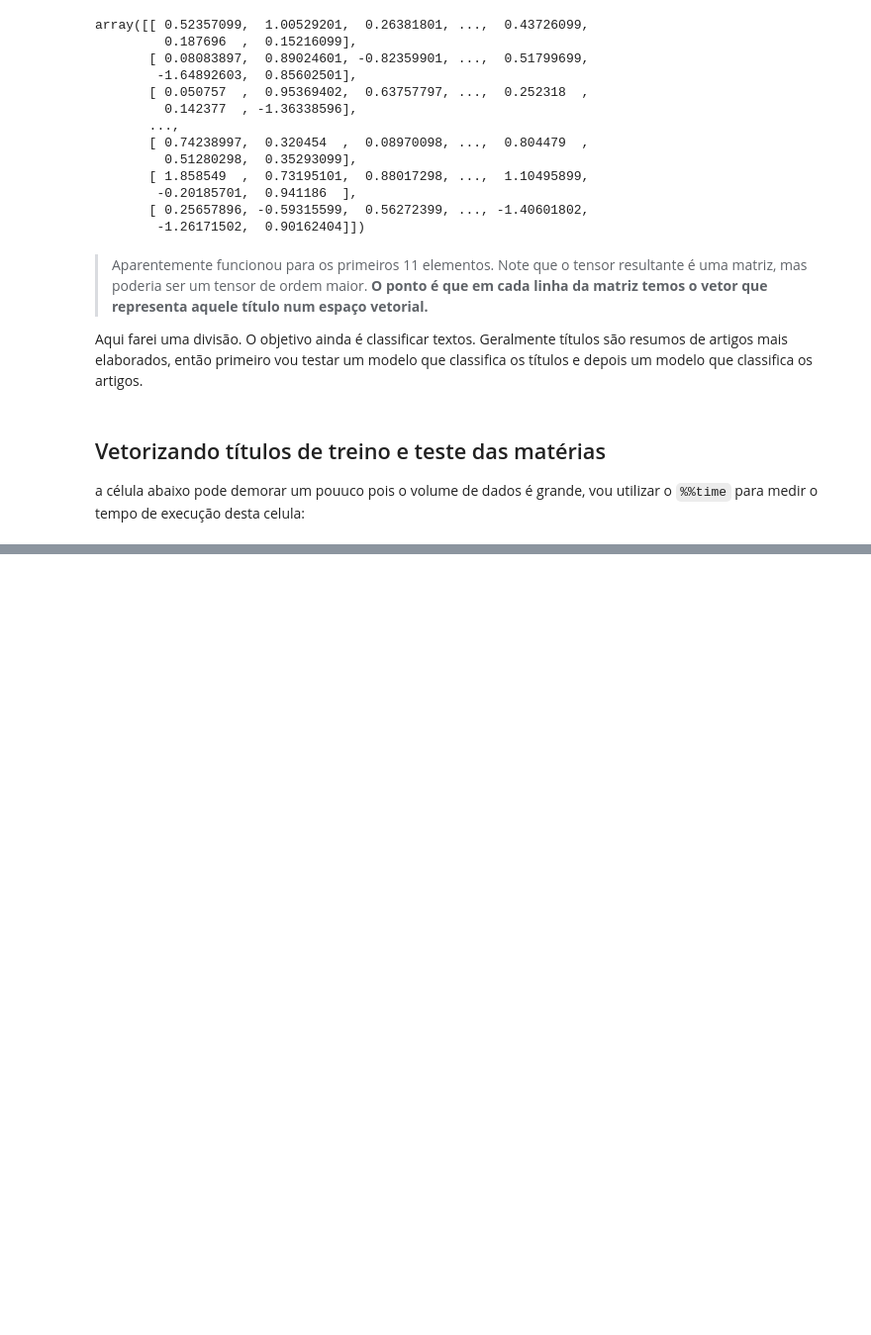
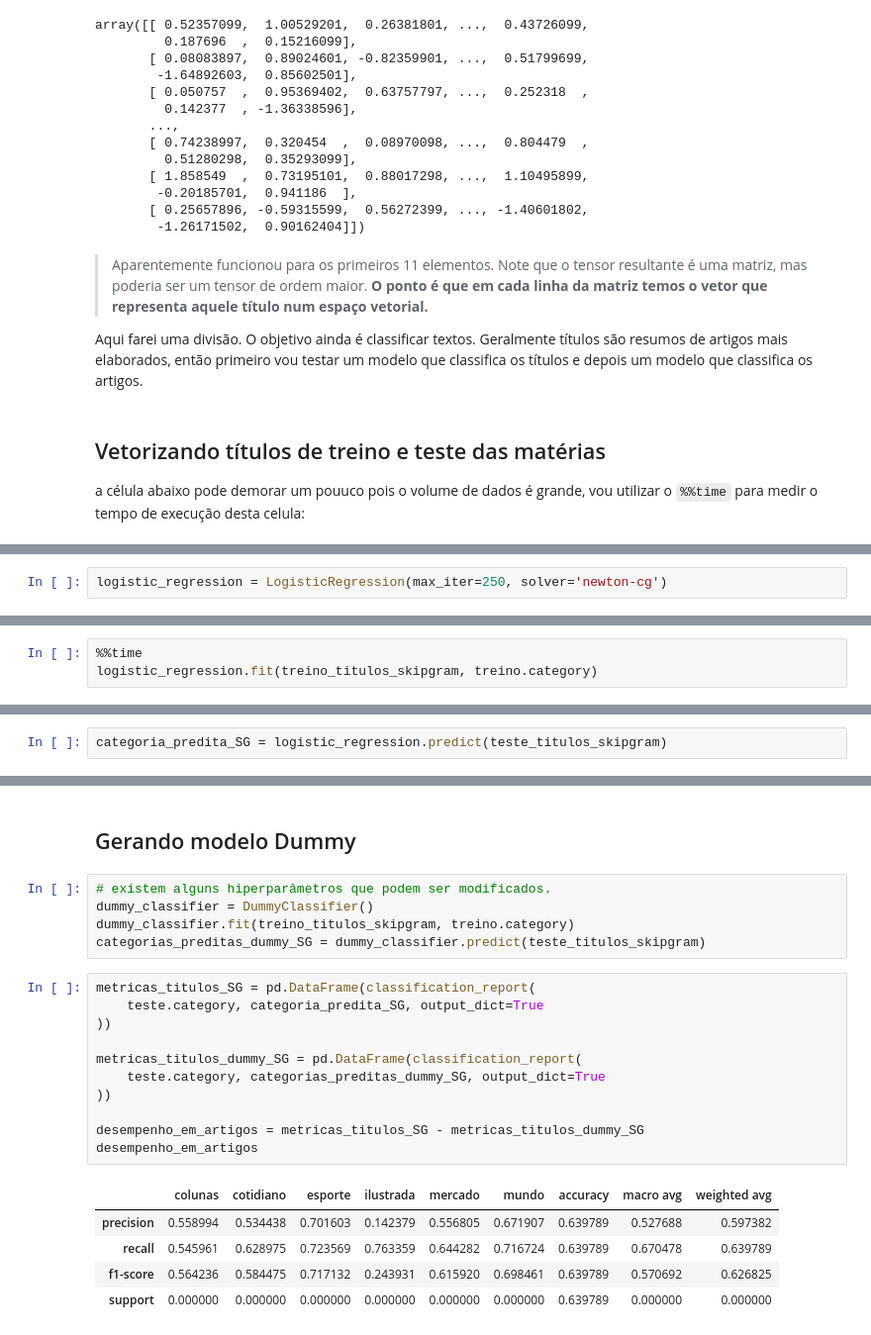
Before and after one commit to ConradBitt/pln, a Jupyter notebook: Word2Vec_Interpretação_da_linguagem_com_word_embedding_.ipynb, the cells around one changed output, grey strips where cells are left out. Shown at 99% size. Cells and saved outputs as stored; diff of their text form; blank space fills up the shorter version.

```diff
--- a/Word2Vec_Interpretação_da_linguagem_com_word_embedding_.ipynb
+++ b/Word2Vec_Interpretação_da_linguagem_com_word_embedding_.ipynb
@@ -829,0 +1163,2 @@ Wall time: 10min 35s
+# %%
+logistic_regression = LogisticRegression(max_iter=250, solver='newton-cg')
@@ -829,0 +1167,3 @@ Wall time: 10min 35s
+# %%
+%%time
+logistic_regression.fit(treino_titulos_skipgram, treino.category)
@@ -829,0 +1180,2 @@ Wall time: 10min 35s
+# %%
+categoria_predita_SG = logistic_regression.predict(teste_titulos_skipgram)
@@ -829,0 +1199,24 @@ Wall time: 10min 35s
+# %% [markdown]
+## Gerando modelo Dummy
+# %%
+# existem alguns hiperparâmetros que podem ser modificados.
+dummy_classifier = DummyClassifier()
+dummy_classifier.fit(treino_titulos_skipgram, treino.category)
+categorias_preditas_dummy_SG = dummy_classifier.predict(teste_titulos_skipgram)
+# %%
+metricas_titulos_SG = pd.DataFrame(classification_report(
+    teste.category, categoria_predita_SG, output_dict=True
+))
+
+metricas_titulos_dummy_SG = pd.DataFrame(classification_report(
+    teste.category, categorias_preditas_dummy_SG, output_dict=True
+))
+
+desempenho_em_artigos = metricas_titulos_SG - metricas_titulos_dummy_SG
+desempenho_em_artigos
+# %% [output]
+|  | colunas | cotidiano | esporte | ilustrada | mercado | mundo | accuracy | macro avg | weighted avg |
+| precision | 0.558994 | 0.534438 | 0.701603 | 0.142379 | 0.556805 | 0.671907 | 0.639789 | 0.527688 | 0.597382 |
+| recall | 0.545961 | 0.628975 | 0.723569 | 0.763359 | 0.644282 | 0.716724 | 0.639789 | 0.670478 | 0.639789 |
+| f1-score | 0.564236 | 0.584475 | 0.717132 | 0.243931 | 0.615920 | 0.698461 | 0.639789 | 0.570692 | 0.626825 |
+| support | 0.000000 | 0.000000 | 0.000000 | 0.000000 | 0.000000 | 0.000000 | 0.639789 | 0.000000 | 0.000000 |
```
Also changed, not shown: parts of 85 cells of this notebook.
